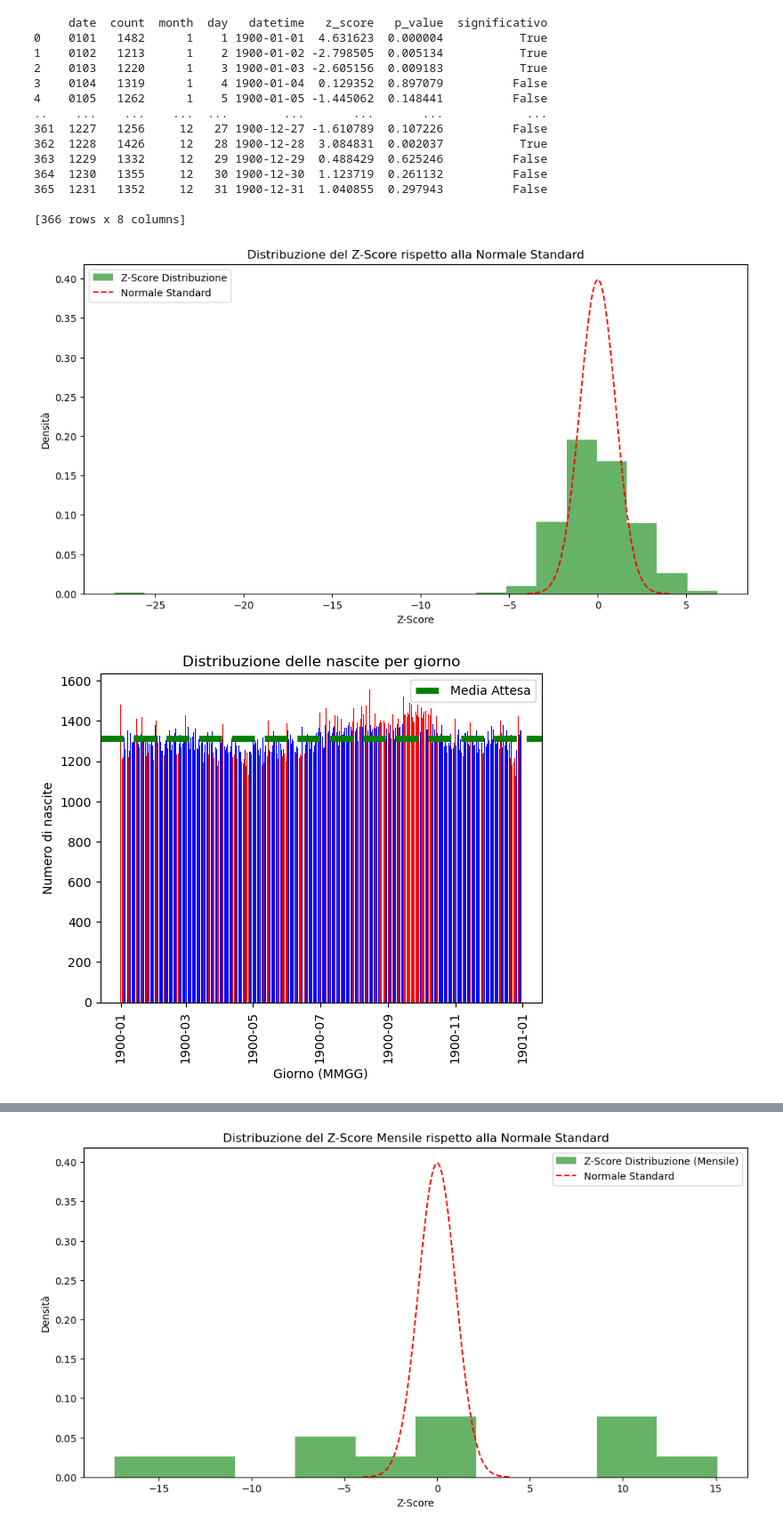
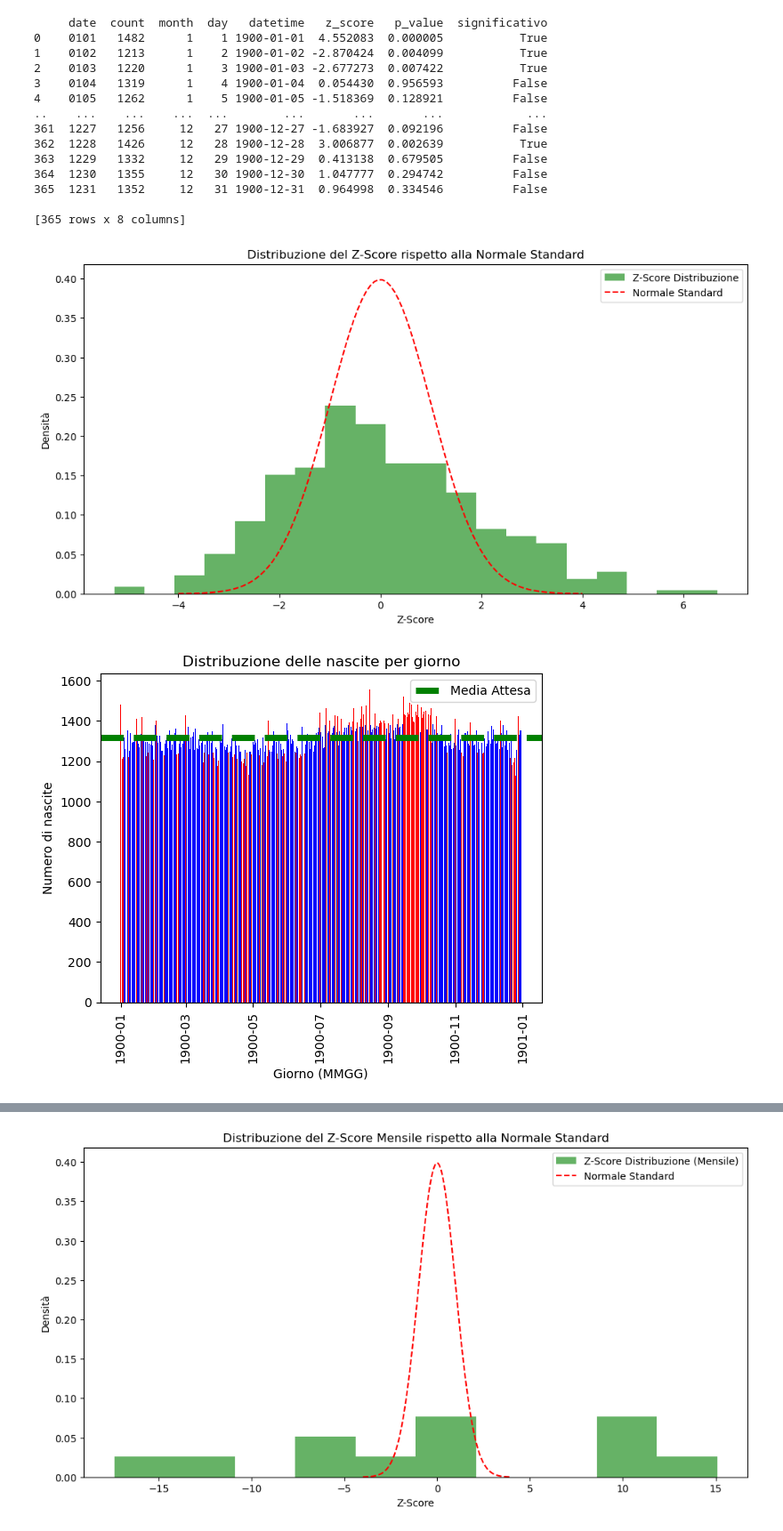
Before and after one commit to MrPiada/data-analysis-swiss-knife, a Jupyter notebook: birthday_problem/birthdays.ipynb, the cells around one changed output, grey strips where cells are left out. Shown at 89% size. Saved outputs shown, nothing was run; the diff lists cells and outputs as text; code cells hidden in the pictures.

```diff
--- a/notebooks/birthdays.ipynb
+++ b/birthday_problem/birthdays.ipynb
@@ -11,6 +27,9 @@ df = pd.read_csv(file_path, delim_whitespace=True, header=None, names=['date', '
 # Aggiungi colonne per mese e giorno
 df['month'] = df['date'].str[:2].astype(int)
 df['day'] = df['date'].str[2:].astype(int)
+
+# Filtra il DataFrame per rimuovere la riga con 29 febbraio
+df = df[~((df['month'] == 2) & (df['day'] == 29))]
 
 # Creazione della colonna datetime (asse x) e gestione di eventuali valori non validi
 df['datetime'] = pd.to_datetime(df['date'], format='%m%d', errors='coerce')
@@ -51,43 +70,43 @@ plt.xlabel('Z-Score')
 plt.ylabel('Densità')
 plt.title('Distribuzione del Z-Score rispetto alla Normale Standard')
 plt.legend()
 plt.show()
 
 # Traccia un grafico a barre per visualizzare i dati
 plt.bar(df['datetime'], df['count'], color=df['significativo'].map({True: 'red', False: 'blue'}))
 plt.xlabel('Giorno (MMGG)')
 plt.ylabel('Numero di nascite')
 plt.title('Distribuzione delle nascite per giorno')
 plt.xticks(rotation=90)
 plt.axhline(y=expected_births_per_day, color='green', linestyle='--', label='Media Attesa', lw=5)
 plt.legend()
 plt.show()
 
 # 2. Grafico Z-Score con soglie di significatività
 plt.figure(figsize=(12, 6))
 plt.scatter(df['datetime'], df['z_score'], c=df['significativo'].map({True: 'red', False: 'blue'}), label='Z-Score')
 plt.axhline(y=1.96, color='gray', linestyle='--', label='Soglia +1.96 (p=0.05)')
 plt.axhline(y=-1.96, color='gray', linestyle='--', label='Soglia -1.96 (p=0.05)')
 plt.xlabel('Giorno (MMGG)')
 plt.ylabel('Z-Score')
 plt.title('Z-Score per giorno con soglie di significatività')
 plt.legend()
 plt.xticks(rotation=90)
 plt.show()
 # %% [output]
      date  count  month  day   datetime   z_score   p_value  significativo
-0    0101   1482      1    1 1900-01-01  4.631623  0.000004           True
-1    0102   1213      1    2 1900-01-02 -2.798505  0.005134           True
-2    0103   1220      1    3 1900-01-03 -2.605156  0.009183           True
-3    0104   1319      1    4 1900-01-04  0.129352  0.897079          False
-4    0105   1262      1    5 1900-01-05 -1.445062  0.148441          False
+0    0101   1482      1    1 1900-01-01  4.552083  0.000005           True
+1    0102   1213      1    2 1900-01-02 -2.870424  0.004099           True
+2    0103   1220      1    3 1900-01-03 -2.677273  0.007422           True
+3    0104   1319      1    4 1900-01-04  0.054430  0.956593          False
+4    0105   1262      1    5 1900-01-05 -1.518369  0.128921          False
 ..    ...    ...    ...  ...        ...       ...       ...            ...
-361  1227   1256     12   27 1900-12-27 -1.610789  0.107226          False
-362  1228   1426     12   28 1900-12-28  3.084831  0.002037           True
-363  1229   1332     12   29 1900-12-29  0.488429  0.625246          False
-364  1230   1355     12   30 1900-12-30  1.123719  0.261132          False
-365  1231   1352     12   31 1900-12-31  1.040855  0.297943          False
+361  1227   1256     12   27 1900-12-27 -1.683927  0.092196          False
+362  1228   1426     12   28 1900-12-28  3.006877  0.002639           True
+363  1229   1332     12   29 1900-12-29  0.413138  0.679505          False
+364  1230   1355     12   30 1900-12-30  1.047777  0.294742          False
+365  1231   1352     12   31 1900-12-31  0.964998  0.334546          False
 
-[366 rows x 8 columns]
+[365 rows x 8 columns]
-[figure, old version]
+[figure, new version]
-[figure, old version]
+[figure, new version]
```
Also changed, not shown: parts of 2 cells of this notebook.
